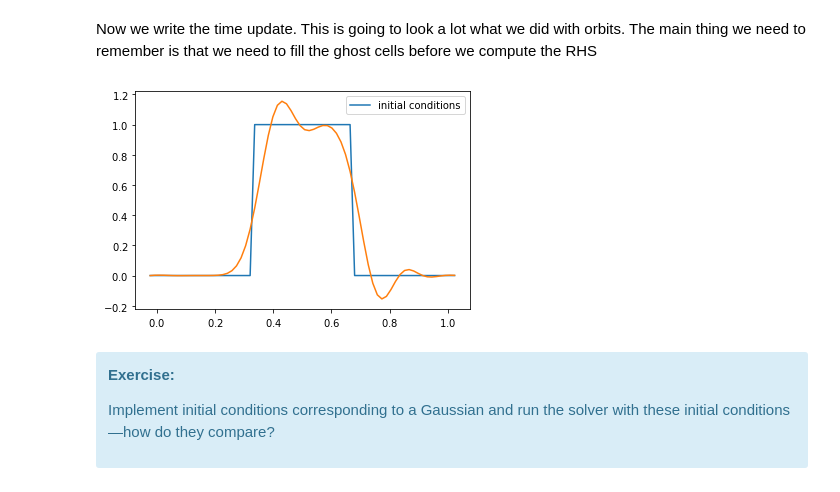
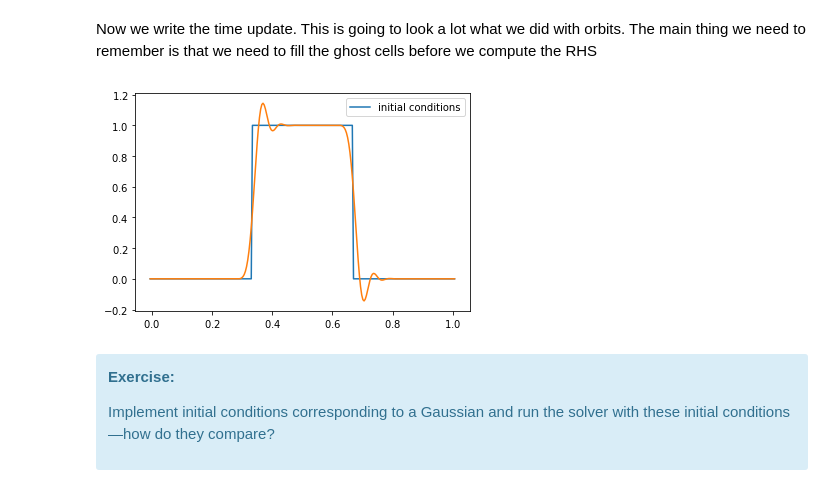
Before and after one commit to zingale/comp_astro_tutorial, a Jupyter notebook: content/05-advection/05-advection-partIII.ipynb, the cells around one changed output. Saved outputs shown, nothing was run; the diff lists cells and outputs as text; code cells hidden in the pictures.

```diff
--- a/content/05-advection/05-advection-partIII.ipynb
+++ b/content/05-advection/05-advection-partIII.ipynb
@@ -152,7 +161,7 @@ def flux_update(gr, u, a, limit=False):
 # %% [markdown]
 Now we write the time update.  This is going to look a lot what we did with orbits.  The main thing we need to remember is that we need to fill the ghost cells before we compute the RHS
 # %%
-def advection_mol(C, u, nx, num_periods=1, init_cond=None):
+def advection_mol(nx, u, C, num_periods=1, init_cond=None):
 
     # create a grid
     g = FVGrid(nx, ng=2)
@@ -193,14 +202,14 @@ def tophat(g):
     g.a[:] = 0.0
     g.a[np.logical_and(g.x >= 1./3, g.x <= 2./3.)] = 1.0
 # %%
-C = 0.5
+C = 0.1
 u = 1.0
-nx = 64
+nx = 256
 
-g = advection_mol(C, u, nx, init_cond=tophat)
+g = advection_mol(nx, u, C, init_cond=tophat)
 fig = g.plot()
 # %% [output]
-[figure, old version]
+[figure, new version]
 # %% [markdown]
 <div class="alert alert-block alert-info">
 
```
Also changed, not shown: parts of 7 cells of this notebook, 1 other file.
